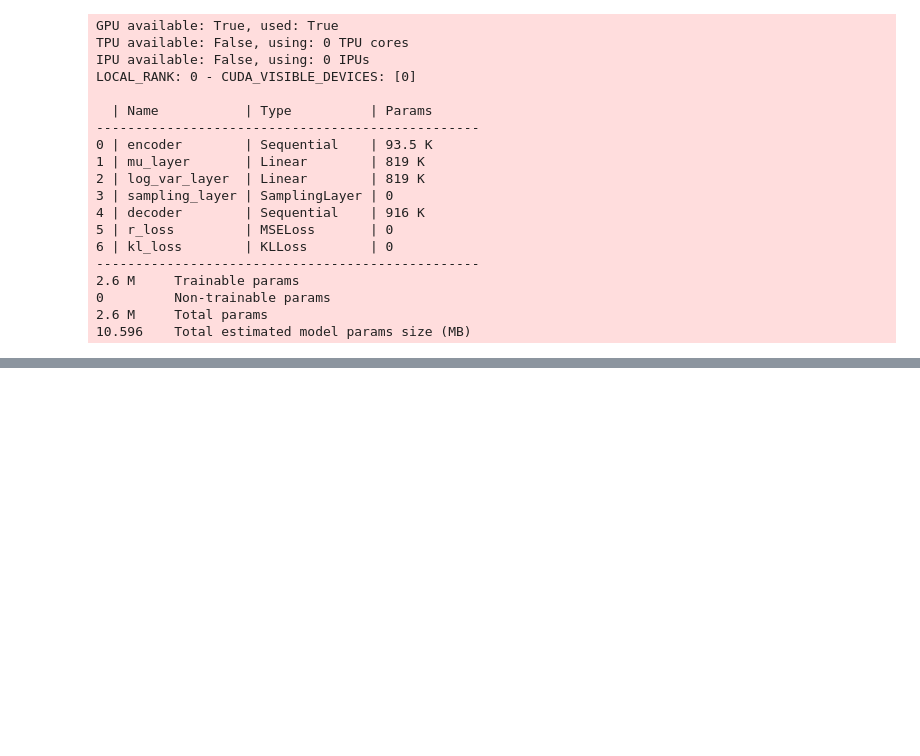
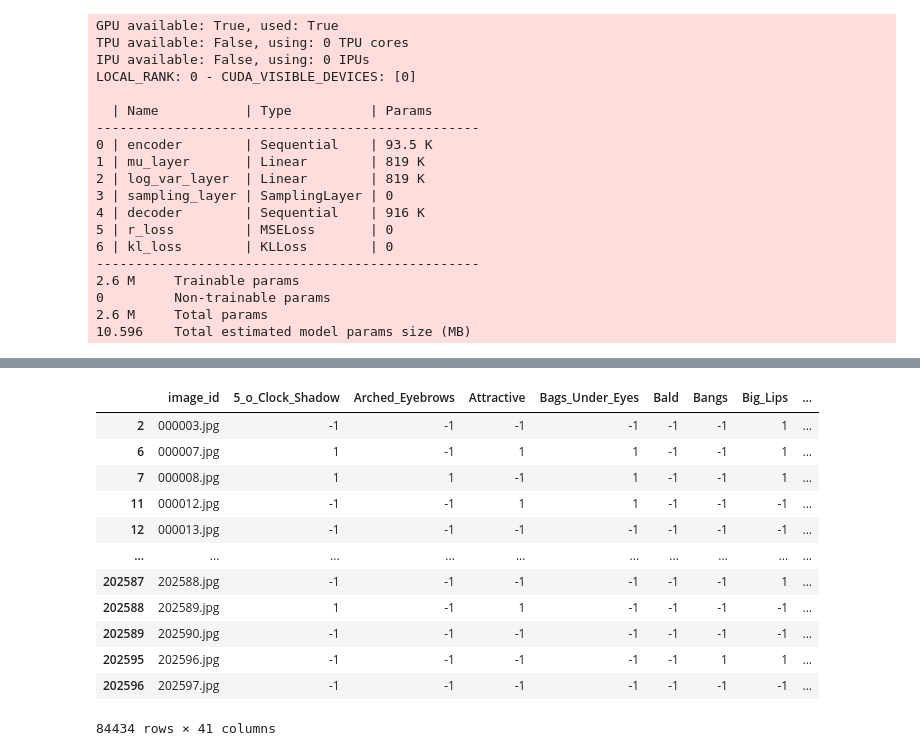
Before and after one commit to AahanSingh/Generative-Lightning, a Jupyter notebook: notebooks/1. Autoencoder Experiments.ipynb, the cells around one changed output, grey strips where cells are left out. Cells and saved outputs as stored; diff of their text form; code cells hidden in the pictures; blank space fills up the shorter version.

```diff
--- a/notebooks/1. Autoencoder Experiments.ipynb
+++ b/notebooks/1. Autoencoder Experiments.ipynb
@@ -400,0 +419,2 @@ generate_grid(200,model)
+# %%
+attribute_csv = pd.read_csv("../data/raw/celebA/list_attr_celeba.csv")
@@ -400,0 +441,16 @@ generate_grid(200,model)
+# %%
+attribute_csv.query("Smiling==1")
+# %% [output]
+|  | image_id | 5_o_Clock_Shadow | Arched_Eyebrows | Attractive | Bags_Under_Eyes | Bald | Bangs | Big_Lips | ... |
+| 2 | 000003.jpg | -1 | -1 | -1 | -1 | -1 | -1 | 1 | ... |
+| 6 | 000007.jpg | 1 | -1 | 1 | 1 | -1 | -1 | 1 | ... |
+| 7 | 000008.jpg | 1 | 1 | -1 | 1 | -1 | -1 | 1 | ... |
+| 11 | 000012.jpg | -1 | -1 | 1 | 1 | -1 | -1 | -1 | ... |
+| 12 | 000013.jpg | -1 | -1 | -1 | -1 | -1 | -1 | -1 | ... |
+| ... | ... | ... | ... | ... | ... | ... | ... | ... | ... |
+| 202587 | 202588.jpg | -1 | -1 | -1 | -1 | -1 | -1 | 1 | ... |
+| 202588 | 202589.jpg | 1 | -1 | 1 | -1 | -1 | -1 | -1 | ... |
+| 202589 | 202590.jpg | -1 | -1 | -1 | -1 | -1 | -1 | -1 | ... |
+| 202595 | 202596.jpg | -1 | -1 | -1 | -1 | -1 | 1 | 1 | ... |
+| 202596 | 202597.jpg | -1 | -1 | -1 | -1 | -1 | -1 | -1 | ... |
+84434 rows × 41 columns
```
Also changed, not shown: parts of 15 cells of this notebook.
